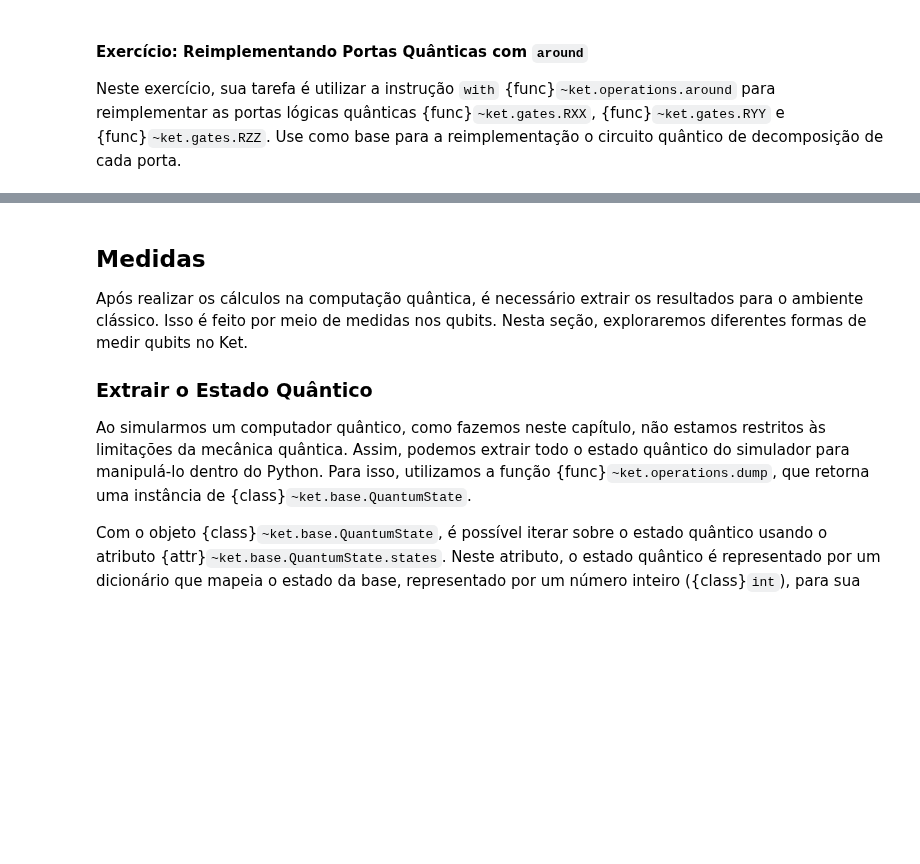
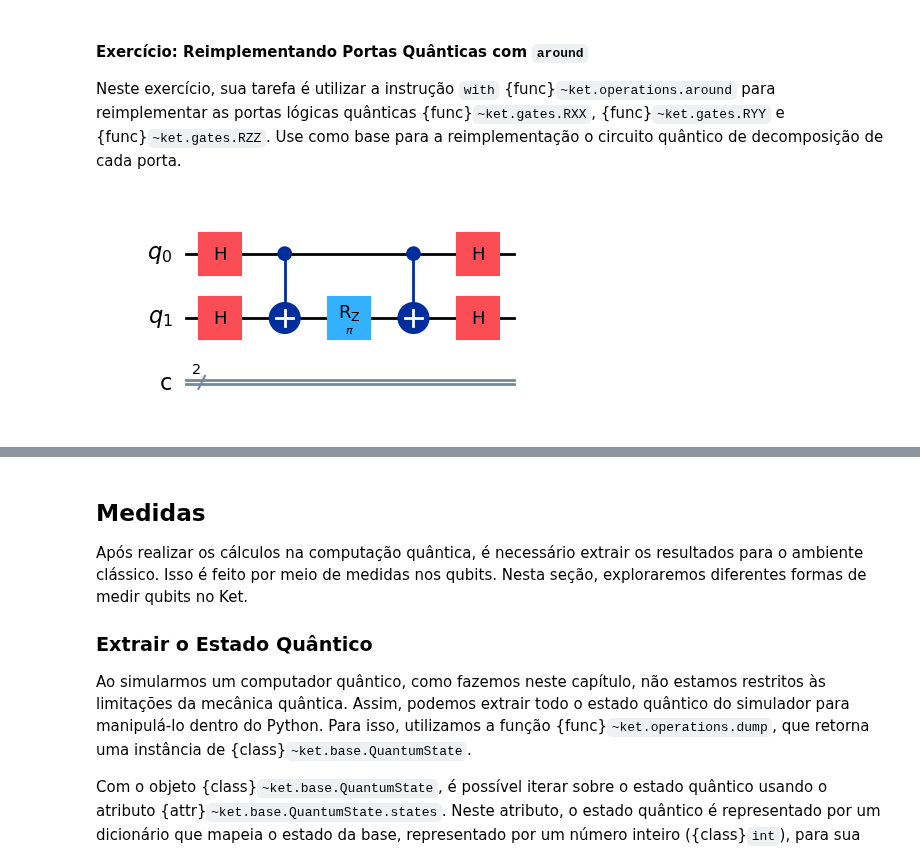
Before and after one commit to evandro-crr/ket-book, a Jupyter notebook: _sources/kettutorial.ipynb, the cells around one changed output, grey strips where cells are left out. Saved outputs shown, nothing was run; the diff lists cells and outputs as text; code cells hidden in the pictures; blank space fills up the shorter version.

```diff
--- a/_sources/kettutorial.ipynb
+++ b/_sources/kettutorial.ipynb
@@ -600,3 +641,7 @@ plot_rxx()
+# %%
+qulib.draw(gate=RXX(3.141592654, None, None), num_qubits=(1, 1), output="mpl")
+# %% [output]
+[figure, added]
 # %%
 def porta_rxx(theta: float, qubits: Quant):
     # Implemente a portas RXX(ϴ)
```
Also changed, not shown: parts of 35 cells of this notebook, 14 other files.
